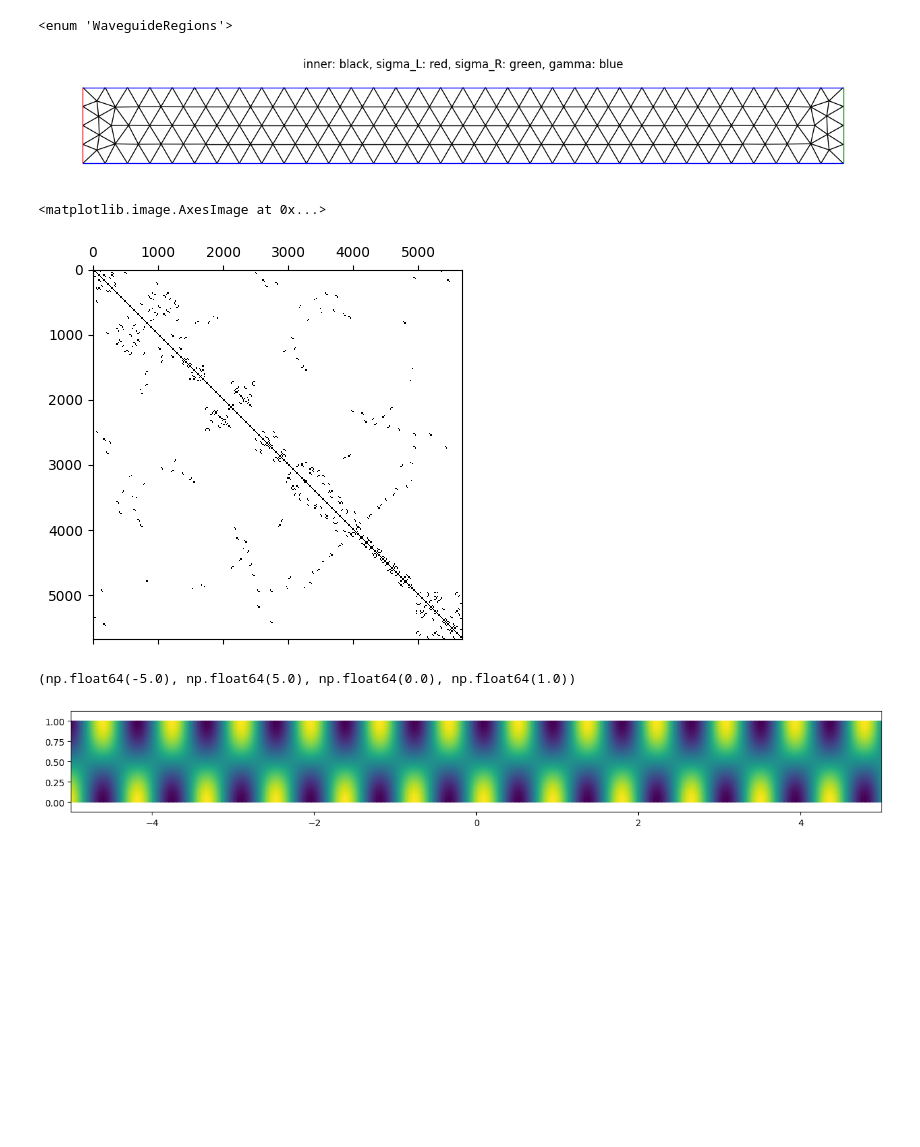
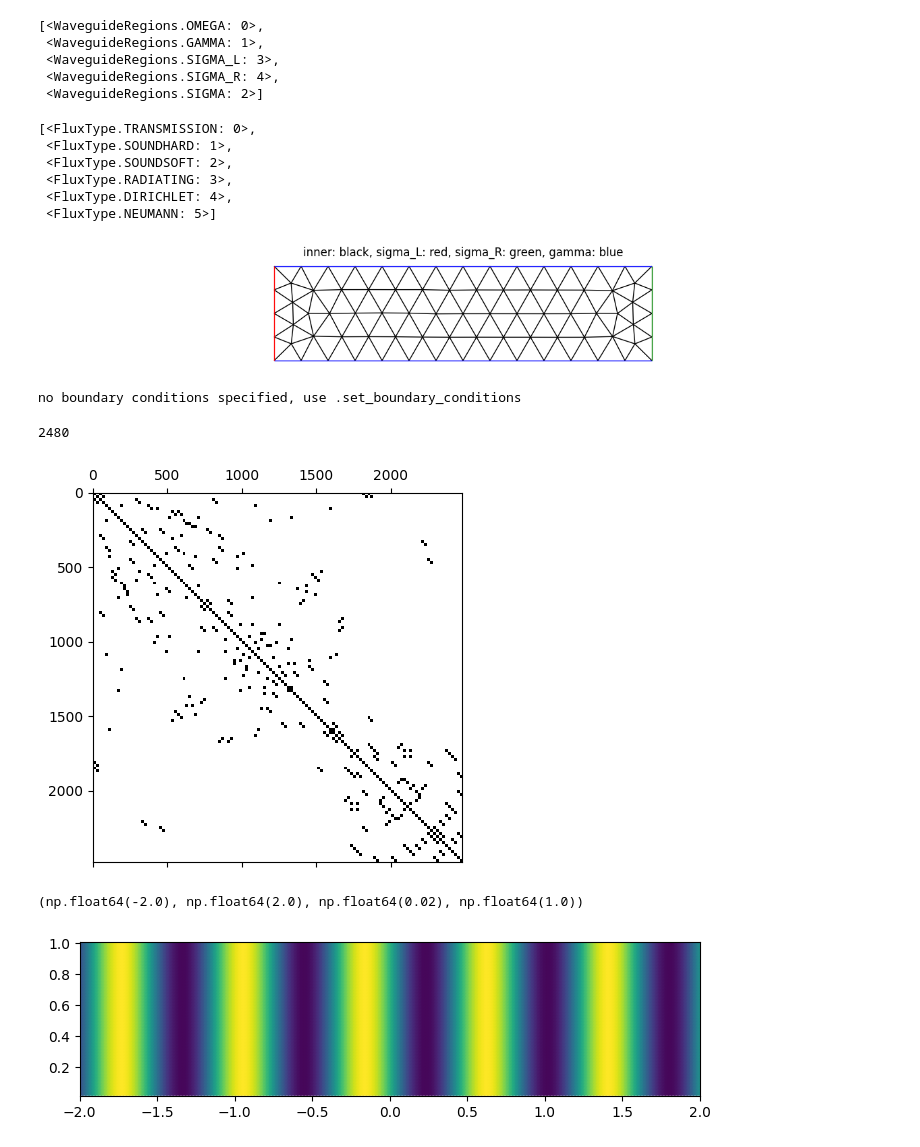
Before and after one commit to MPenaR/Trefftz, a Jupyter notebook: notebooks/playground.ipynb, the cells around one changed output. Drawn from its saved outputs; the diff is of its cells as text; code cells hidden in the pictures; blank space fills up the shorter version.

```diff
--- a/notebooks/playground.ipynb
+++ b/notebooks/playground.ipynb
@@ -7,7 +8,7 @@ from trefftz.dg.fluxes import FluxType
 # %%
 #waveguide = Waveguide.CreateClean(verbose=True, R=5, lc = 0.1, k=8.)
-waveguide = Clean(verbose=True, R=5, lc = 0.3)
-problem = WaveguideProblem(domain=waveguide, N_theta=20, k=8, NtD_modes=10, assembler=Assemblers.serial)
+waveguide = Clean(verbose=True, R=2, lc = 0.3)
+problem = WaveguideProblem(domain=waveguide, N_theta=20, k=8, NtD_modes=15, assembler=Assemblers.serial)
 # %% [output]
 Info    : Meshing 1D...
 Info    : [  0%] Meshing curve 1 (Line)
@@ -22,15 +23,33 @@ Info    : 181 nodes 364 elements
 # %%
 regions = waveguide.regions
-regions.
+list(regions)
 # %% [output]
-<enum 'WaveguideRegions'>
+[<WaveguideRegions.OMEGA: 0>,
+ <WaveguideRegions.GAMMA: 1>,
+ <WaveguideRegions.SIGMA_L: 3>,
+ <WaveguideRegions.SIGMA_R: 4>,
+ <WaveguideRegions.SIGMA: 2>]
+# %%
+list(FluxType)
+# %% [output]
+[<FluxType.TRANSMISSION: 0>,
+ <FluxType.SOUNDHARD: 1>,
+ <FluxType.SOUNDSOFT: 2>,
+ <FluxType.RADIATING: 3>,
+ <FluxType.DIRICHLET: 4>,
+ <FluxType.NEUMANN: 5>]
 # %%
 problem.plot()
 # %% [output]
-[figure, old version]
+[figure, new version]
 # %%
 boundary_conditions = {regions.GAMMA: FluxType.SOUNDHARD,
                        regions.SIGMA_L: FluxType.RADIATING,
                        regions.SIGMA_R: FluxType.RADIATING}
 # %%
-problem.assemble()
+n = 0
+problem.assemble(RHS=RSH_type.MODE, RHS_params={"t": n})
+# %% [output]
+no boundary conditions specified, use .set_boundary_conditions
+# %%
+problem.set_boundary_conditions(boundary_conditions)
@@ -37,20 +58,24 @@ problem.assemble()
+# %%
+problem.basis.N_DOF
+# %% [output]
+2480
 # %%
-A = problem.A
-plt.spy(A.toarray())
+if problem.basis.N_DOF < 5000:
+    A = problem.A
+    plt.spy(A.toarray())
 # %% [output]
-<matplotlib.image.AxesImage at 0x...>
-[figure, old version]
+[figure, new version]
 # %%
 u = problem.solve()
 # %%
-x = np.linspace(-5,5,200)
-y = np.linspace(0,1, 50)
+x = np.linspace(-waveguide.R,waveguide.R,200)
+y = np.linspace(0.02,1, 50)
 X, Y = np.meshgrid(x,y)
 Z = u(X.flatten(), Y.flatten()).reshape(X.shape)
-fig, ax = plt.subplots(figsize=(16,2))
+fig, ax = plt.subplots(figsize=(8,2))
 plt.pcolormesh(X,Y,np.real(Z),shading='gouraud')
 plt.axis("equal")
 # %% [output]
-(np.float64(-5.0), np.float64(5.0), np.float64(0.0), np.float64(1.0))
+(np.float64(-2.0), np.float64(2.0), np.float64(0.02), np.float64(1.0))
-[figure, old version]
+[figure, new version]
 # %%
```
Also changed, not shown: parts of 9 cells of this notebook, 2 other files.
